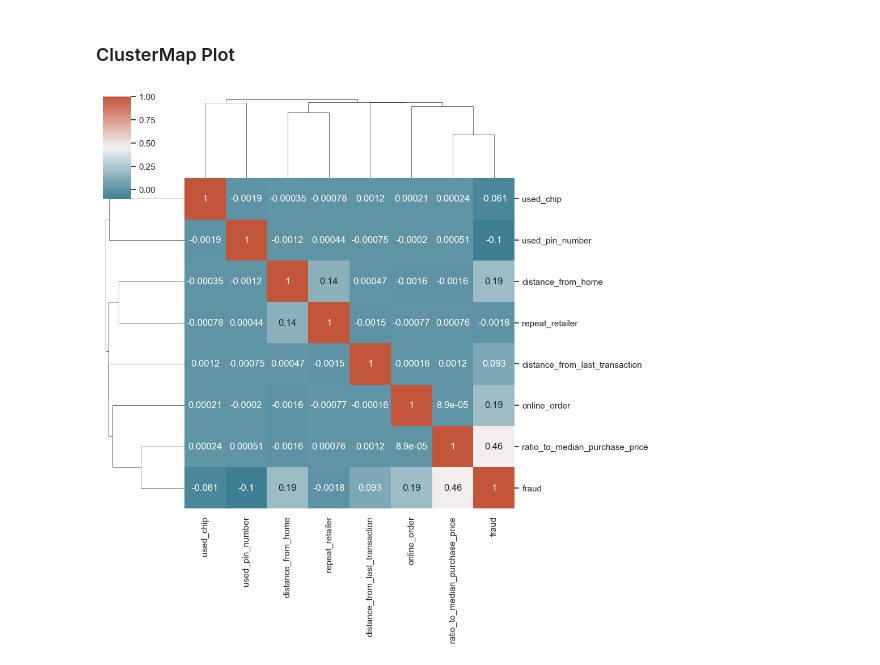
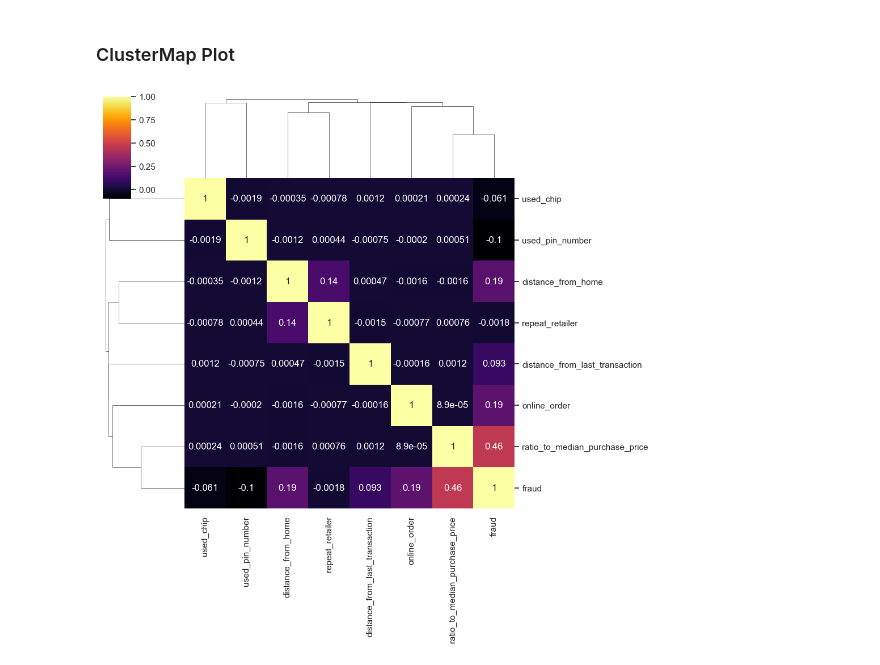
Before and after one commit to KarimKhalil33/CreditCard-Fraud-Data-Analysis, a Jupyter notebook: analysis/analysis1.ipynb, the cells around one changed output. Cells and saved outputs as stored; diff of their text form; code cells hidden in the pictures.

```diff
--- a/analysis/analysis1.ipynb
+++ b/analysis/analysis1.ipynb
@@ -222,3 +224,16 @@ plt.show()
 # %% [output]
 <Figure size 1000x600 with 0 Axes>
 [figure]
+# %%
+sns.set_style('whitegrid')
+
+plt.figure(figsize=(10,6))
+df_retail = df.groupby(['fraud', 'online_order']).size().unstack()
+colors = ['#ff9896', '#23E3D2']
+df_retail = df_retail.div(df_retail.sum(axis=1), axis=0)
+df_retail.plot(kind='bar', stacked=True, color=colors)
+plt.title('Proportion of Nnline and Offline orders for Fraudulent and Non-Fraudulent Transactions')
+plt.xlabel('Fraudulent Transaction (1 = Yes, 0 = No)')
+plt.ylabel('Proportion')
+plt.legend(title='Repeat Retailer (1 = Yes, 0 = No)', loc='center left', bbox_to_anchor=(1, 0.5))
+plt.show()
@@ -227,7 +245,7 @@ plt.show()
 # %%
 figsize=(10, 10)
 corr = df.corr()
-sns.clustermap(corr, cmap=sns.diverging_palette(220,20,as_cmap=True), annot=True)
+sns.clustermap(corr, cmap='inferno', annot=True)
 plt.show()
 # %% [output]
-[figure, old version]
+[figure, new version]
```
Also changed, not shown: parts of 11 cells of this notebook, 1 other file.
